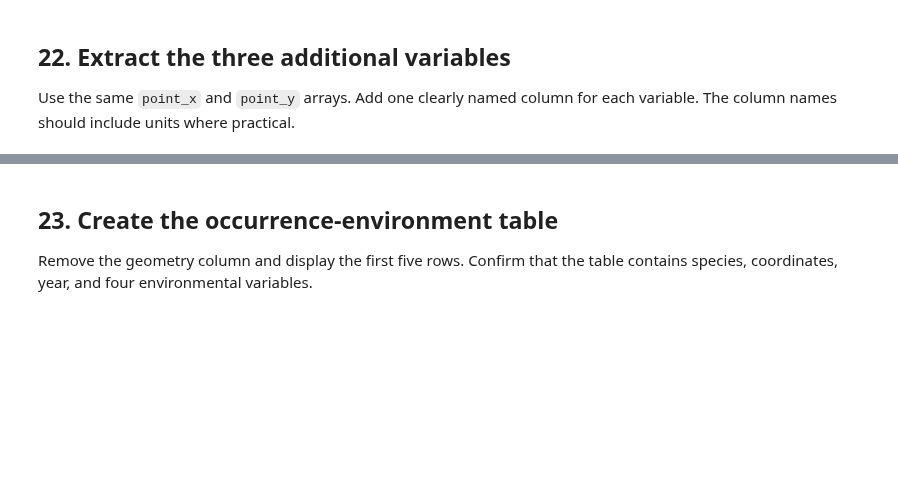
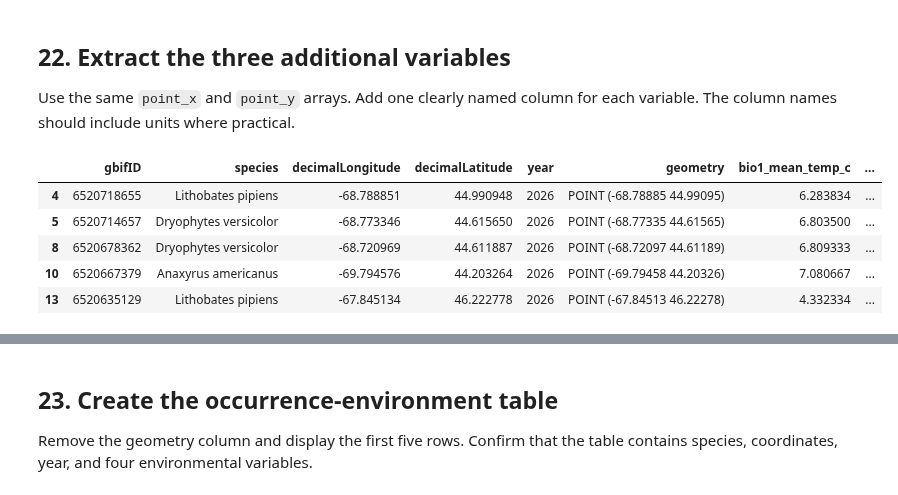
Before and after one commit to Braeclin/BIO597-SpatialBiodiversity, a Jupyter notebook: docs/assignments/Assignment-05-RasterData.ipynb, the cells around one changed output, grey strips where cells are left out. Saved outputs shown, nothing was run; the diff lists cells and outputs as text; code cells hidden in the pictures; blank space fills up the shorter version.

```diff
--- a/docs/assignments/Assignment-05-RasterData.ipynb
+++ b/docs/assignments/Assignment-05-RasterData.ipynb
@@ -401,8 +523,8 @@ amphibians["species"].value_counts().head(20)
 # %%
 selected_species = [
-    "____________________________",
-    "____________________________",
-    "____________________________",
+    "Anaxyrus americanus",
+    "Lithobates pipiens",
+    "Dryophytes versicolor",
 ]
 
 # Filter the occurrence table with .isin(selected_species).
@@ -412,6 +534,7 @@ selected_species = [
 Use longitude and latitude to create point geometry. Assign `EPSG:4326`.
 # %%
 # Create selected_amphibians_gdf here.
+selected_amphibians_gdf = amphibians_gdf[amphibians_gdf["species"].isin(selected_species)]
 # %% [markdown]
 ## 18. Confirm coordinate systems
 
@@ -425,8 +555,15 @@ Print the occurrence CRS and raster CRS. Explain what must be true before extrac
 
 Create `xarray.DataArray` objects called `point_x` and `point_y`. Use one dimension named `record`.
 # %%
-# Create point_x from point longitude.
-# Create point_y from point latitude.
+point_x = xr.DataArray(
+    selected_amphibians_gdf.geometry.x.to_numpy(),
+    dims="record",
+)
+
+point_y = xr.DataArray(
+    selected_amphibians_gdf.geometry.y.to_numpy(),
+    dims="record",
+)
 # %% [markdown]
 ## 20. Extract annual mean temperature
 
@@ -434,8 +583,9 @@ Use `.sel()` with `x`, `y`, and `method="nearest"`. Add the extracted values to
 # %%
 bio1_values = bio1_maine.sel(
-    x=__________,
-    y=__________,
-    method=__________,
+    x=point_x,
+    y=point_y,
+    method="nearest",
 )
 
-# Add the values to selected_amphibians_gdf.
+selected_amphibians_gdf["bio1_mean_temp_c"] = bio1_values
+selected_amphibians_gdf.head()
@@ -453,6 +616,21 @@ Count missing BIO1 values. Explain why coastal occurrences may be assigned NoDat
 Use the same `point_x` and `point_y` arrays. Add one clearly named column for each variable. The column names should include units where practical.
 # %%
 # Extract values from the first additional clipped raster.
+bio4_maine_values = bio4_maine.sel(
+    x=point_x,
+    y=point_y,
+    method="nearest",
+)
+
+selected_amphibians_gdf["bio4_seasonality_temp_c"] = bio4_maine_values
+selected_amphibians_gdf.head()
 # Add the values to selected_amphibians_gdf.
+# %% [output]
+|  | gbifID | species | decimalLongitude | decimalLatitude | year | geometry | bio1_mean_temp_c | ... |
+| 4 | 6520718655 | Lithobates pipiens | -68.788851 | 44.990948 | 2026 | POINT (-68.78885 44.99095) | 6.283834 | ... |
+| 5 | 6520714657 | Dryophytes versicolor | -68.773346 | 44.615650 | 2026 | POINT (-68.77335 44.61565) | 6.803500 | ... |
+| 8 | 6520678362 | Dryophytes versicolor | -68.720969 | 44.611887 | 2026 | POINT (-68.72097 44.61189) | 6.809333 | ... |
+| 10 | 6520667379 | Anaxyrus americanus | -69.794576 | 44.203264 | 2026 | POINT (-69.79458 44.20326) | 7.080667 | ... |
+| 13 | 6520635129 | Lithobates pipiens | -67.845134 | 46.222778 | 2026 | POINT (-67.84513 46.22278) | 4.332334 | ... |
 # %%
 # Extract values from the second additional clipped raster.
```
Also changed, not shown: parts of 23 cells of this notebook.
